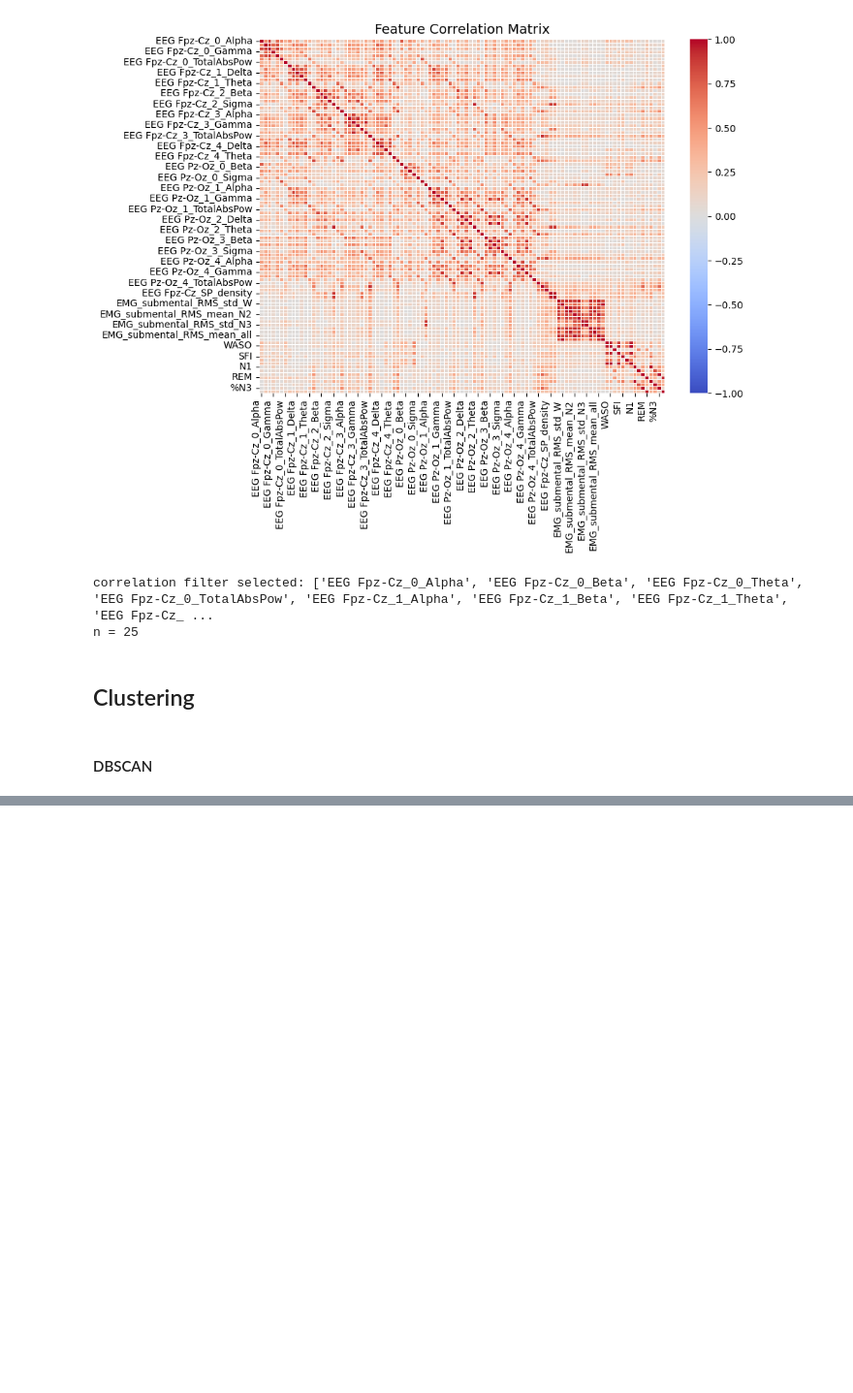
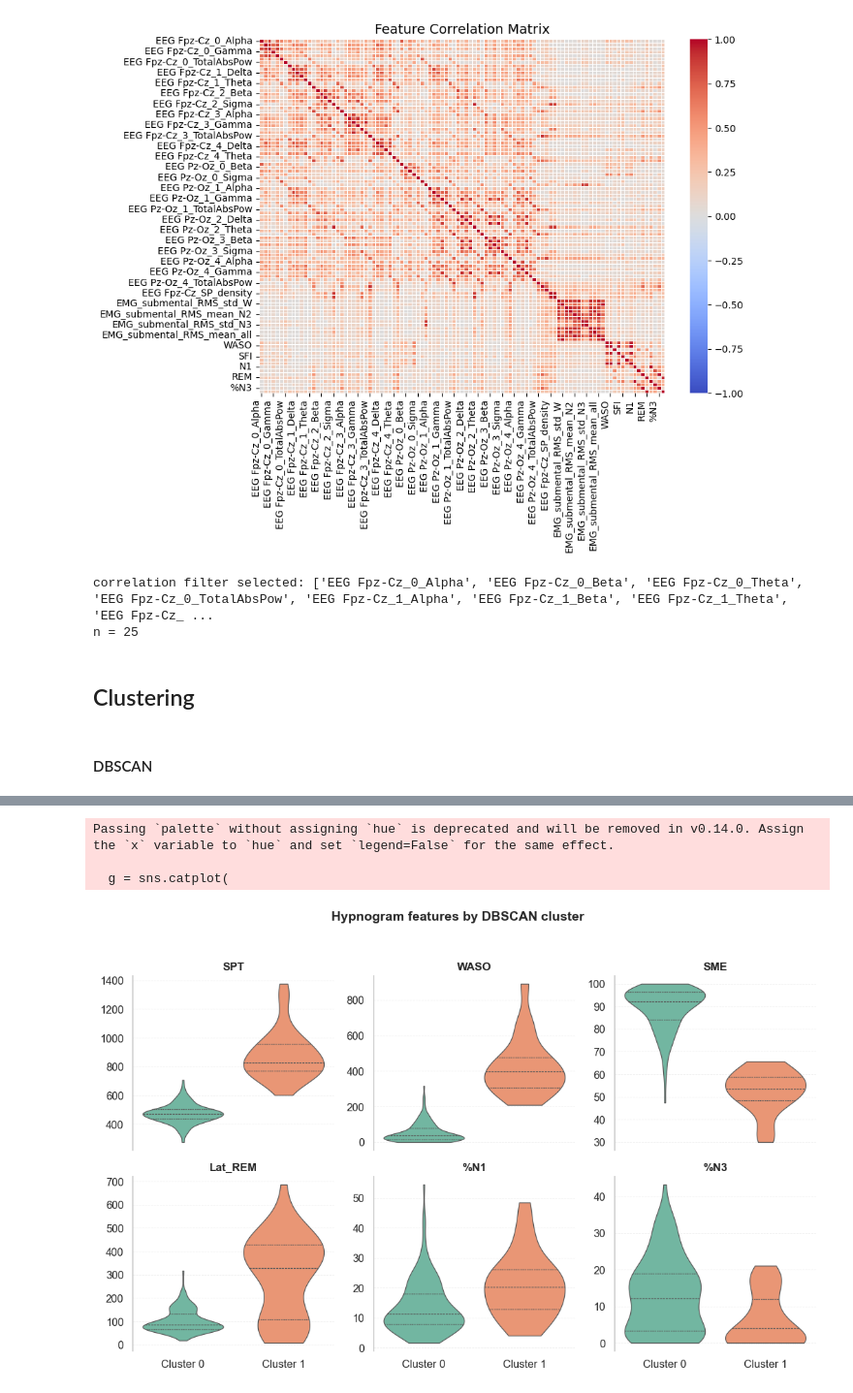
Before and after one commit to portmannh/sleep-phenotype-discovery, a Jupyter notebook: feature_correlations.ipynb, the cells around one changed output, grey strips where cells are left out. Shown at 97% size. Drawn from its saved outputs; the diff is of its cells as text; code cells hidden in the pictures; blank space fills up the shorter version.

```diff
--- a/feature_correlations.ipynb
+++ b/feature_correlations.ipynb
@@ -408,0 +463,58 @@ plot_dbscan_panels([
+# %%
+# Hypnogram features by DBSCAN cluster (violin plots; excludes noise label -1)
+hypno_clusters = df.loc[hypno_clustered.index].copy()
+hypno_clusters["dbscan_label"] = hypno_labels
+clustered = hypno_clusters[hypno_clusters["dbscan_label"] >= 0].copy()
+clustered["cluster"] = clustered["dbscan_label"].map(lambda x: f"Cluster {int(x)}")
+
+key_feats = ['SPT',
+ 'WASO',
+ 'SME',
+ 'Lat_REM',
+ '%N1',
+ '%N3']
+plot_df = clustered.melt(
+    id_vars="cluster",
+    value_vars=key_feats,
+    var_name="feature",
+    value_name="value",
+)
+
+sns.set_theme(style="whitegrid", context="notebook", font_scale=1.05)
+palette = sns.color_palette("Set2", n_colors=clustered["cluster"].nunique())
+
+g = sns.catplot(
+    data=plot_df,
+    x="cluster",
+    y="value",
+    col="feature",
+    col_wrap=3,
+    kind="violin",
+    inner="quart",
+    cut=0,
+    linewidth=0.9,
+    palette=palette,
+    height=3.4,
+    aspect=1.08,
+    sharey=False,
+    dodge=False,
+)
+g.set_axis_labels("", "")
+g.set_titles(col_template="{col_name}", size=12, weight="bold")
+for ax in g.axes.flat:
+    ax.grid(True, axis="y", alpha=0.3, linestyle="--", linewidth=0.6)
+    ax.set_xlabel("")
+    sns.despine(ax=ax, left=False, bottom=True)
+g.fig.suptitle(
+    "Hypnogram features by DBSCAN cluster",
+    y=1.03,
+    fontsize=14,
+    fontweight="bold",
+)
+plt.tight_layout()
+plt.show()
+# %% [output]
+Passing `palette` without assigning `hue` is deprecated and will be removed in v0.14.0. Assign the `x` variable to `hue` and set `legend=False` for the same effect.
+
+  g = sns.catplot(
+[figure, added]
```
Also changed, not shown: parts of 9 cells of this notebook, 1 other file.
